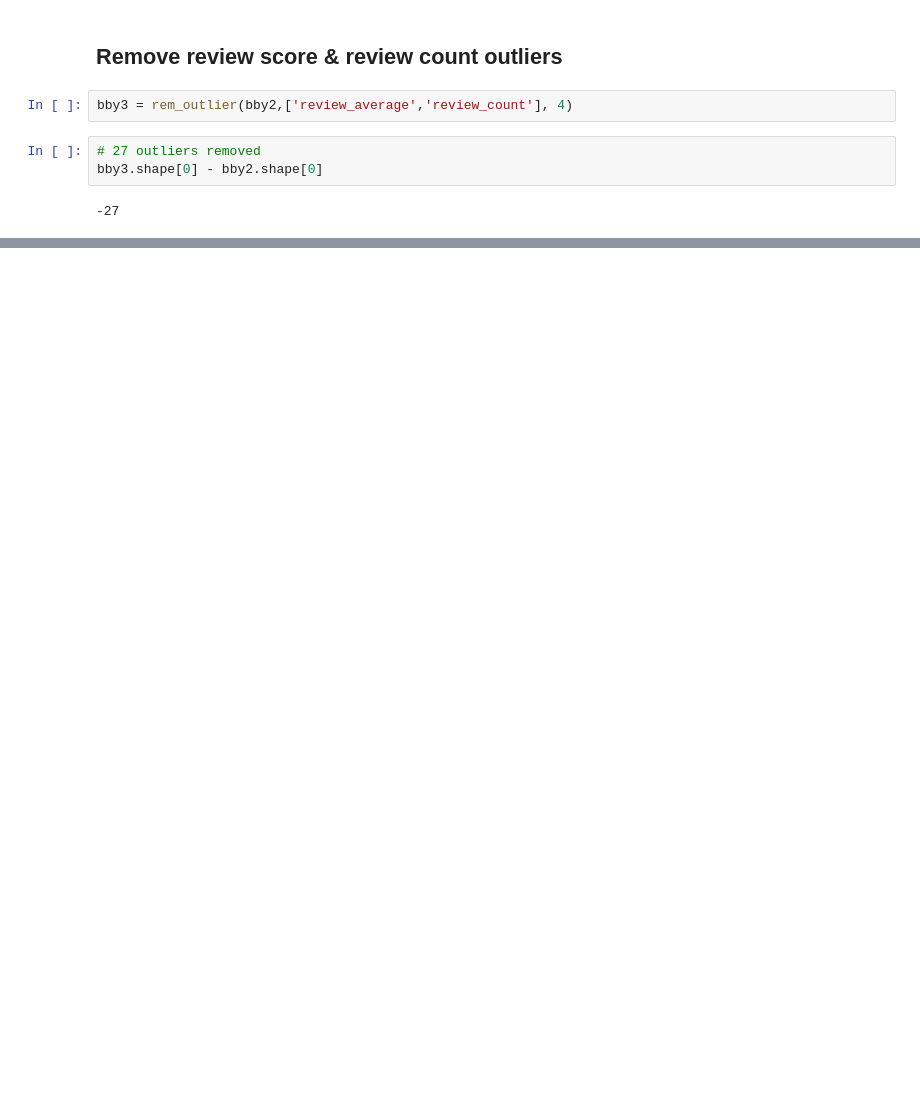
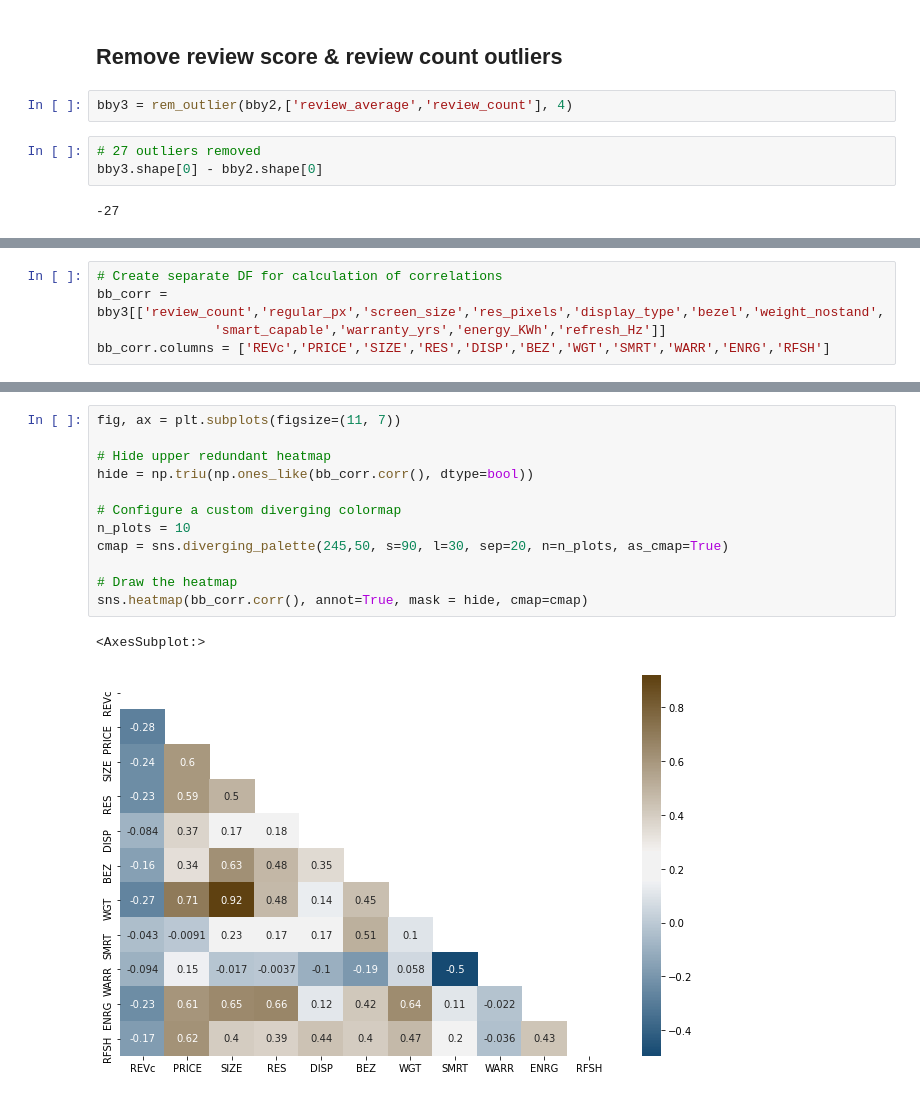
Before and after one commit to dnie44/nycdatascience_python_project, a Jupyter notebook: bb_analysis2.ipynb, the cells around one changed output, grey strips where cells are left out. Saved outputs shown, nothing was run; the diff lists cells and outputs as text; blank space fills up the shorter version.

```diff
--- a/bb_analysis2.ipynb
+++ b/bb_analysis2.ipynb
@@ -384,0 +307,5 @@ sns.jointplot(data = bby3, x='review_average', y='review_count', kind='reg', pal
+# %%
+# Create separate DF for calculation of correlations
+bb_corr = bby3[['review_count','regular_px','screen_size','res_pixels','display_type','bezel','weight_nostand',
+               'smart_capable','warranty_yrs','energy_KWh','refresh_Hz']]
+bb_corr.columns = ['REVc','PRICE','SIZE','RES','DISP','BEZ','WGT','SMRT','WARR','ENRG','RFSH']
@@ -384,0 +327,15 @@ sns.jointplot(data = bby3, x='review_average', y='review_count', kind='reg', pal
+# %%
+fig, ax = plt.subplots(figsize=(11, 7))
+
+# Hide upper redundant heatmap
+hide = np.triu(np.ones_like(bb_corr.corr(), dtype=bool))
+
+# Configure a custom diverging colormap
+n_plots = 10
+cmap = sns.diverging_palette(245,50, s=90, l=30, sep=20, n=n_plots, as_cmap=True)
+
+# Draw the heatmap
+sns.heatmap(bb_corr.corr(), annot=True, mask = hide, cmap=cmap)
+# %% [output]
+<AxesSubplot:>
+[figure, added]
```
Also changed, not shown: parts of 23 cells of this notebook, 1 other file.
